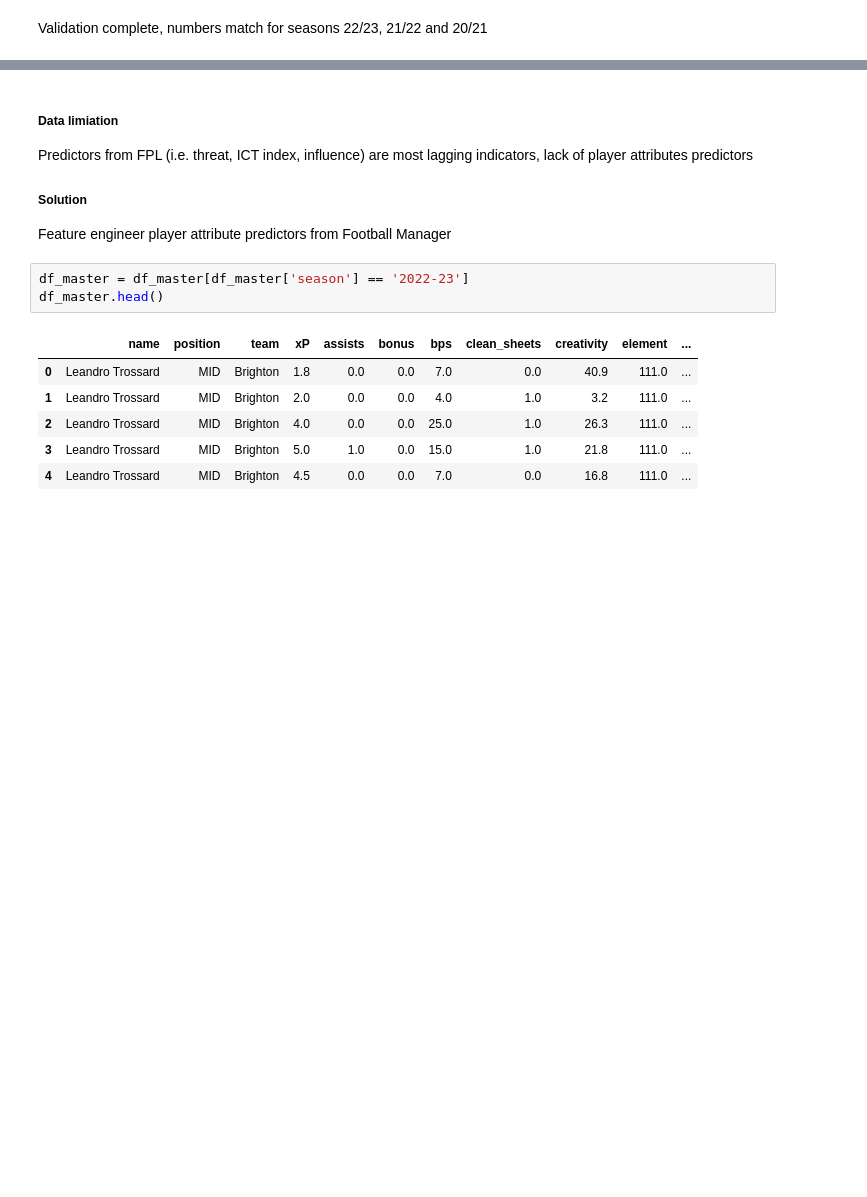
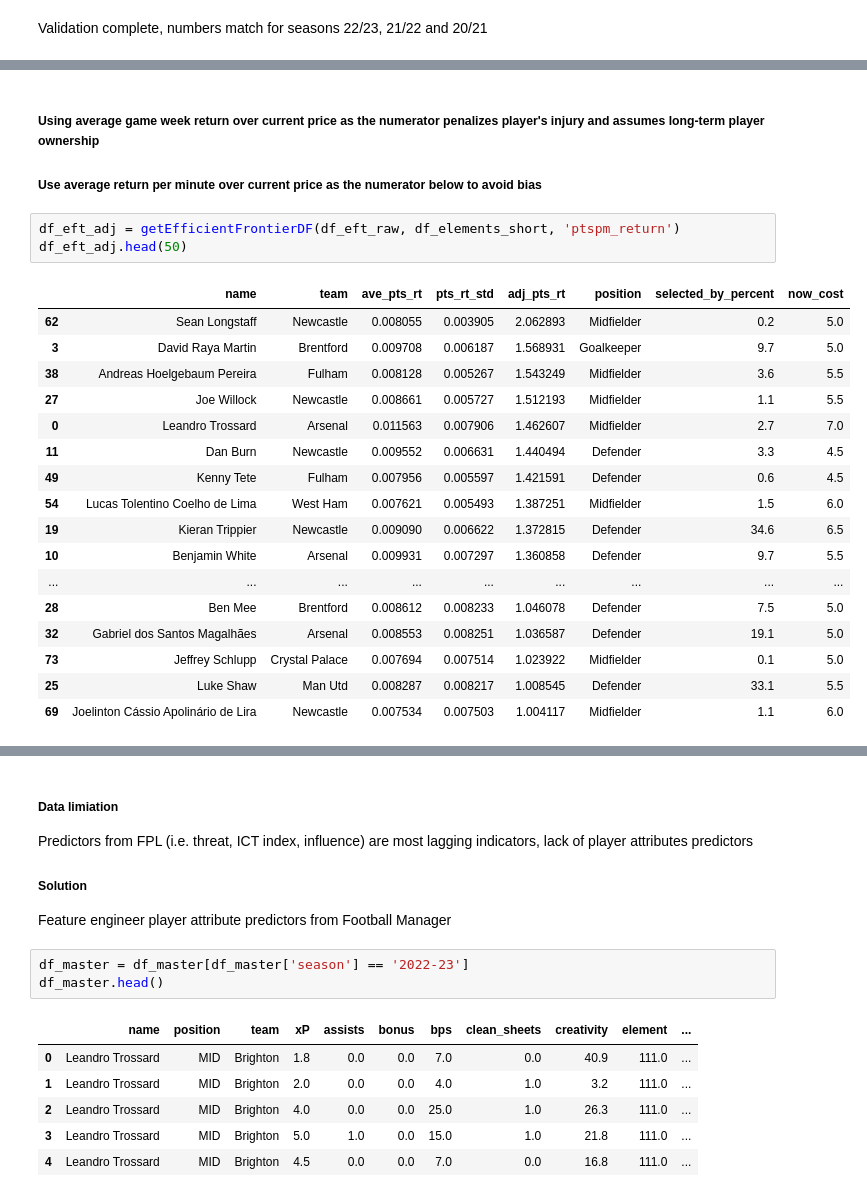
Before and after one commit to Willyiam723/fpl, a Jupyter notebook: main.ipynb, the cells around one changed output, grey strips where cells are left out. Saved outputs shown, nothing was run; the diff lists cells and outputs as text; blank space fills up the shorter version.

```diff
--- a/main.ipynb
+++ b/main.ipynb
@@ -235,0 +249,24 @@ plt.show()
+# %% [markdown]
+##### Using average game week return over current price as the numerator penalizes player's injury and assumes long-term player ownership
+##### Use average return per minute over current price as the numerator below to avoid bias
+# %%
+df_eft_adj = getEfficientFrontierDF(df_eft_raw, df_elements_short, 'ptspm_return')
+df_eft_adj.head(50)
+# %% [output]
+|  | name | team | ave_pts_rt | pts_rt_std | adj_pts_rt | position | selected_by_percent | now_cost |
+| 62 | Sean Longstaff | Newcastle | 0.008055 | 0.003905 | 2.062893 | Midfielder | 0.2 | 5.0 |
+| 3 | David Raya Martin | Brentford | 0.009708 | 0.006187 | 1.568931 | Goalkeeper | 9.7 | 5.0 |
+| 38 | Andreas Hoelgebaum Pereira | Fulham | 0.008128 | 0.005267 | 1.543249 | Midfielder | 3.6 | 5.5 |
+| 27 | Joe Willock | Newcastle | 0.008661 | 0.005727 | 1.512193 | Midfielder | 1.1 | 5.5 |
+| 0 | Leandro Trossard | Arsenal | 0.011563 | 0.007906 | 1.462607 | Midfielder | 2.7 | 7.0 |
+| 11 | Dan Burn | Newcastle | 0.009552 | 0.006631 | 1.440494 | Defender | 3.3 | 4.5 |
+| 49 | Kenny Tete | Fulham | 0.007956 | 0.005597 | 1.421591 | Defender | 0.6 | 4.5 |
+| 54 | Lucas Tolentino Coelho de Lima | West Ham | 0.007621 | 0.005493 | 1.387251 | Midfielder | 1.5 | 6.0 |
+| 19 | Kieran Trippier | Newcastle | 0.009090 | 0.006622 | 1.372815 | Defender | 34.6 | 6.5 |
+| 10 | Benjamin White | Arsenal | 0.009931 | 0.007297 | 1.360858 | Defender | 9.7 | 5.5 |
+| ... | ... | ... | ... | ... | ... | ... | ... | ... |
+| 28 | Ben Mee | Brentford | 0.008612 | 0.008233 | 1.046078 | Defender | 7.5 | 5.0 |
+| 32 | Gabriel dos Santos Magalhães | Arsenal | 0.008553 | 0.008251 | 1.036587 | Defender | 19.1 | 5.0 |
+| 73 | Jeffrey Schlupp | Crystal Palace | 0.007694 | 0.007514 | 1.023922 | Midfielder | 0.1 | 5.0 |
+| 25 | Luke Shaw | Man Utd | 0.008287 | 0.008217 | 1.008545 | Defender | 33.1 | 5.5 |
+| 69 | Joelinton Cássio Apolinário de Lira | Newcastle | 0.007534 | 0.007503 | 1.004117 | Midfielder | 1.1 | 6.0 |
```
Also changed, not shown: parts of 5 cells of this notebook.
